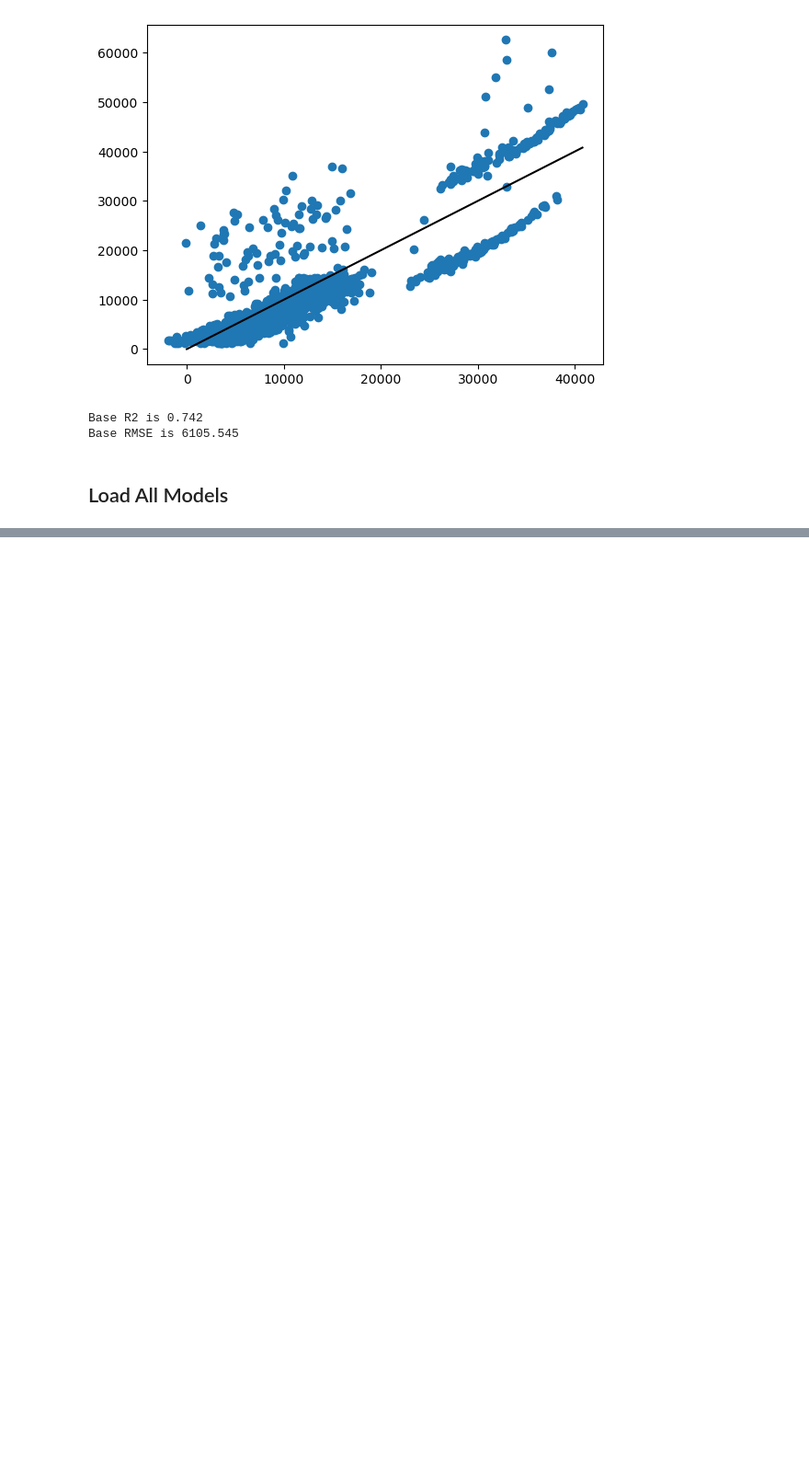
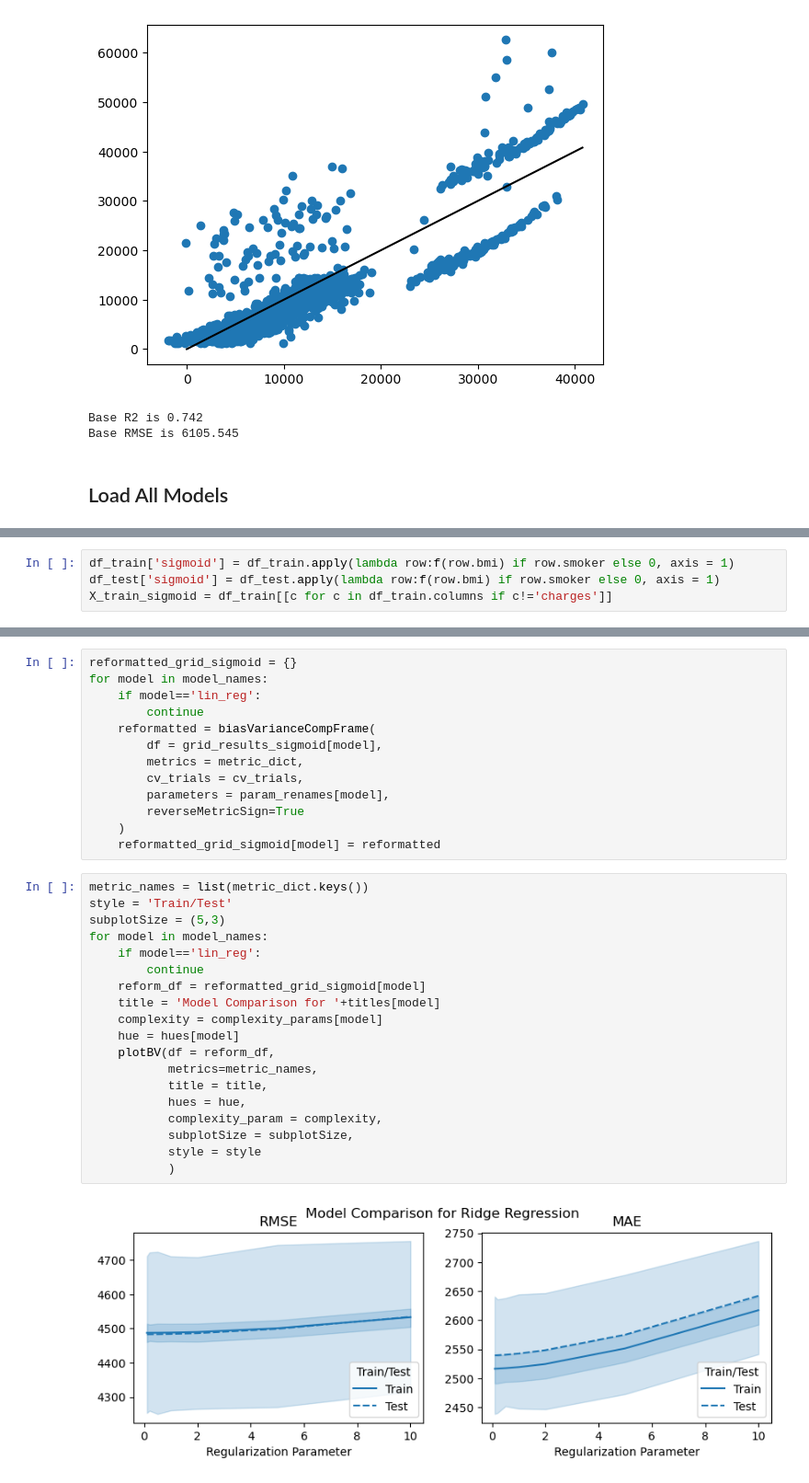
Before and after one commit to djclancy/kaggle_projects, a Jupyter notebook: MedicalInsuranceCost/notebook/med_insurance_notebook.ipynb, the cells around one changed output, grey strips where cells are left out. Shown at 92% size. Saved outputs shown, nothing was run; the diff lists cells and outputs as text; blank space fills up the shorter version.

```diff
--- a/MedicalInsuranceCost/notebook/med_insurance_notebook.ipynb
+++ b/MedicalInsuranceCost/notebook/med_insurance_notebook.ipynb
@@ -367,0 +492,4 @@ for model in model_names:
+# %%
+df_train['sigmoid'] = df_train.apply(lambda row:f(row.bmi) if row.smoker else 0, axis = 1)
+df_test['sigmoid'] = df_test.apply(lambda row:f(row.bmi) if row.smoker else 0, axis = 1)
+X_train_sigmoid = df_train[[c for c in df_train.columns if c!='charges']]
@@ -367,0 +518,34 @@ for model in model_names:
+# %%
+reformatted_grid_sigmoid = {}
+for model in model_names:
+    if model=='lin_reg':
+        continue
+    reformatted = biasVarianceCompFrame(
+        df = grid_results_sigmoid[model],
+        metrics = metric_dict,
+        cv_trials = cv_trials,
+        parameters = param_renames[model],
+        reverseMetricSign=True
+    )
+    reformatted_grid_sigmoid[model] = reformatted
+# %%
+metric_names = list(metric_dict.keys())
+style = 'Train/Test'
+subplotSize = (5,3)
+for model in model_names:
+    if model=='lin_reg':
+        continue
+    reform_df = reformatted_grid_sigmoid[model]
+    title = 'Model Comparison for '+titles[model]
+    complexity = complexity_params[model]
+    hue = hues[model]
+    plotBV(df = reform_df,
+           metrics=metric_names,
+           title = title,
+           hues = hue,
+           complexity_param = complexity,
+           subplotSize = subplotSize,
+           style = style
+           )
+# %% [output]
+[figure, added]
```
Also changed, not shown: parts of 13 cells of this notebook.
